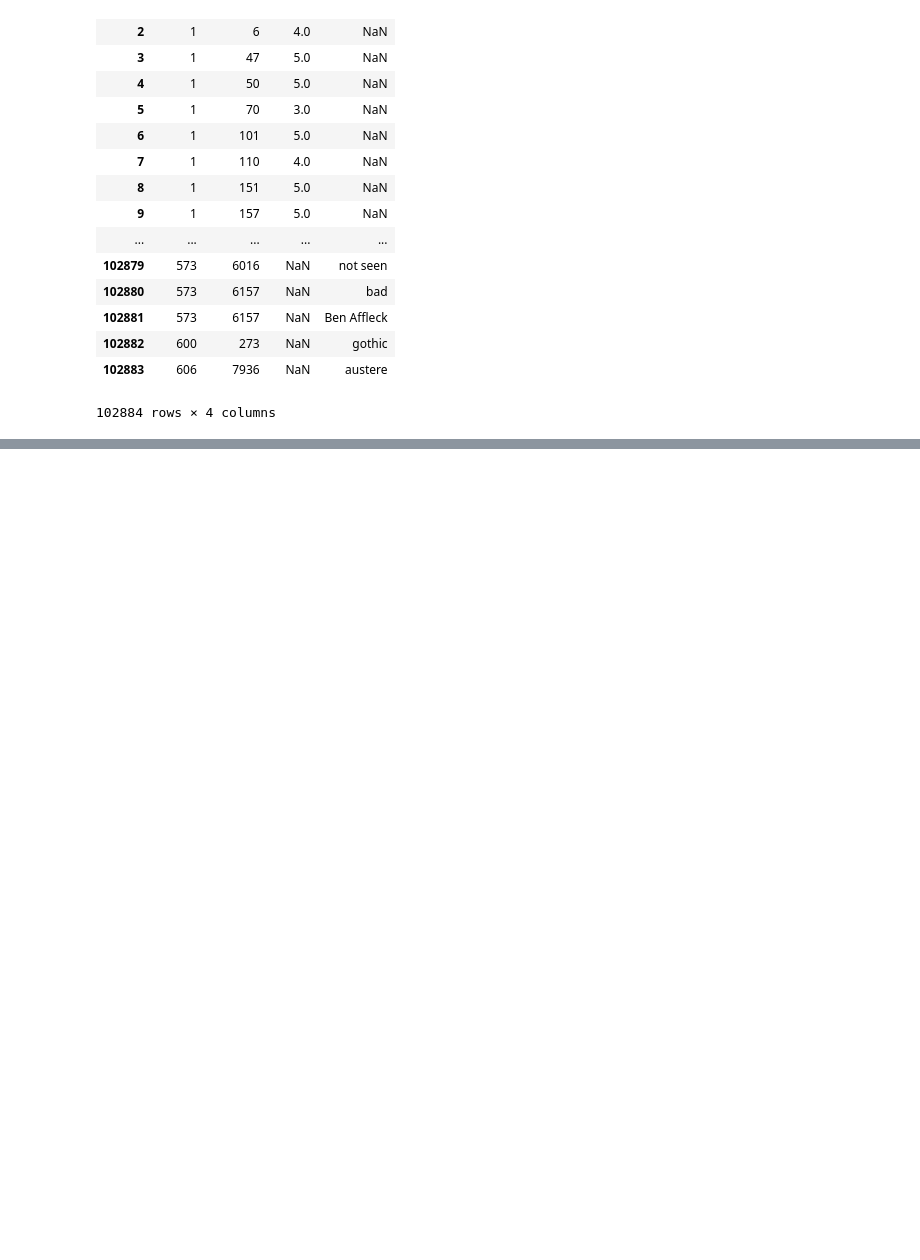
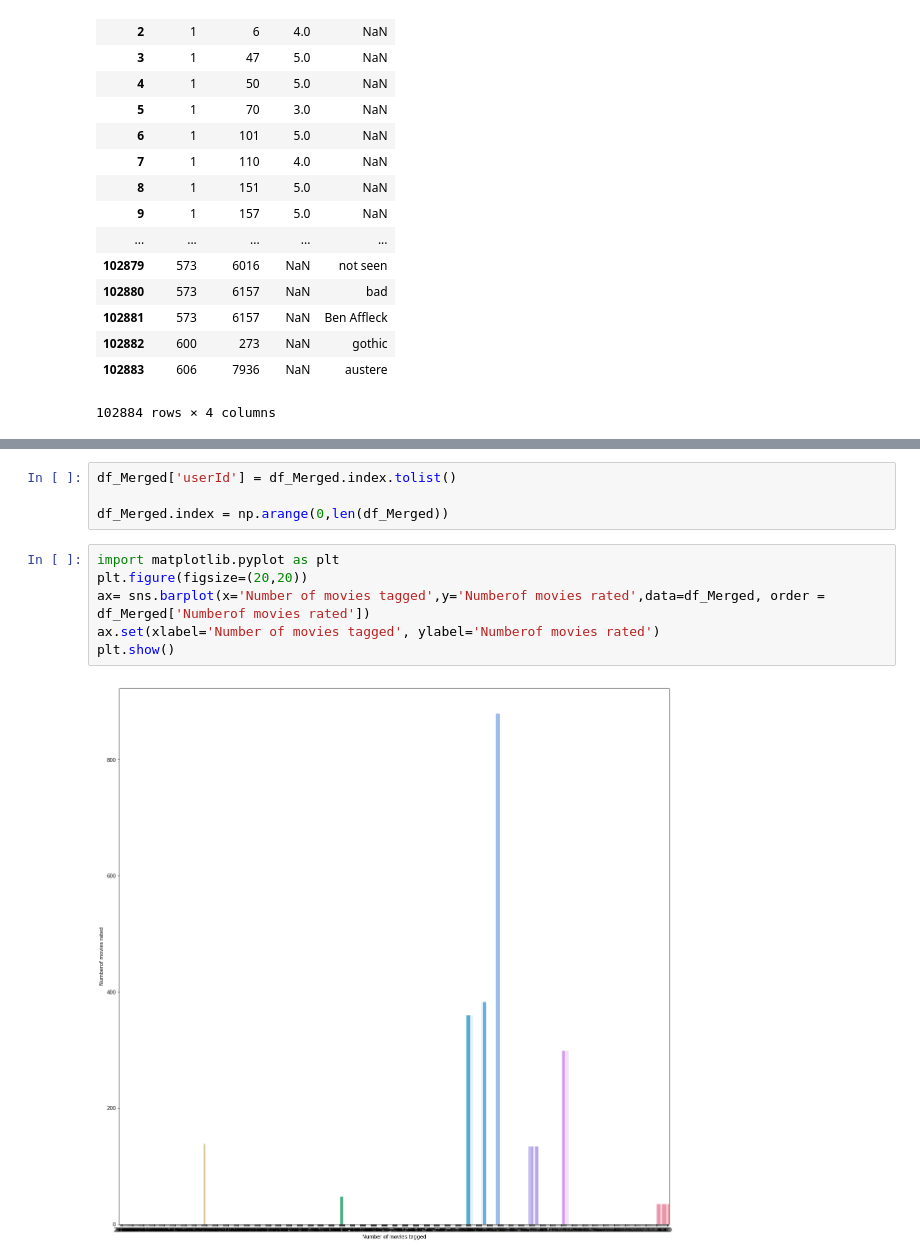
Before and after one commit to Pushkarfrns/HW-3_Weekend-movie-trip, a Jupyter notebook: notebooks/Weekend_movie_trip.ipynb, the cells around one changed output, grey strips where cells are left out. Drawn from its saved outputs; the diff is of its cells as text; blank space fills up the shorter version.

```diff
--- a/notebooks/Weekend_movie_trip.ipynb
+++ b/notebooks/Weekend_movie_trip.ipynb
@@ -641,0 +1005,12 @@ df_Merged_tags_ratings.dropna()
+# %%
+df_Merged['userId'] = df_Merged.index.tolist()
+
+df_Merged.index = np.arange(0,len(df_Merged))
+# %%
+import matplotlib.pyplot as plt
+plt.figure(figsize=(20,20))
+ax= sns.barplot(x='Number of movies tagged',y='Numberof movies rated',data=df_Merged, order = df_Merged['Numberof movies rated'])
+ax.set(xlabel='Number of movies tagged', ylabel='Numberof movies rated')
+plt.show()
+# %% [output]
+[figure, added]
```
Also changed, not shown: parts of 35 cells of this notebook.
